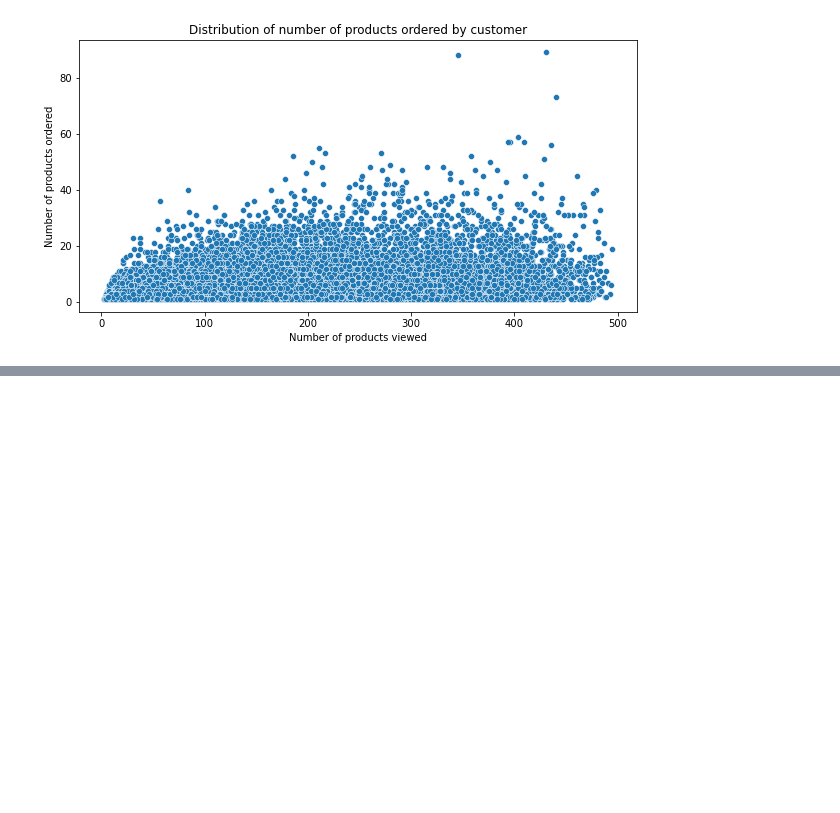
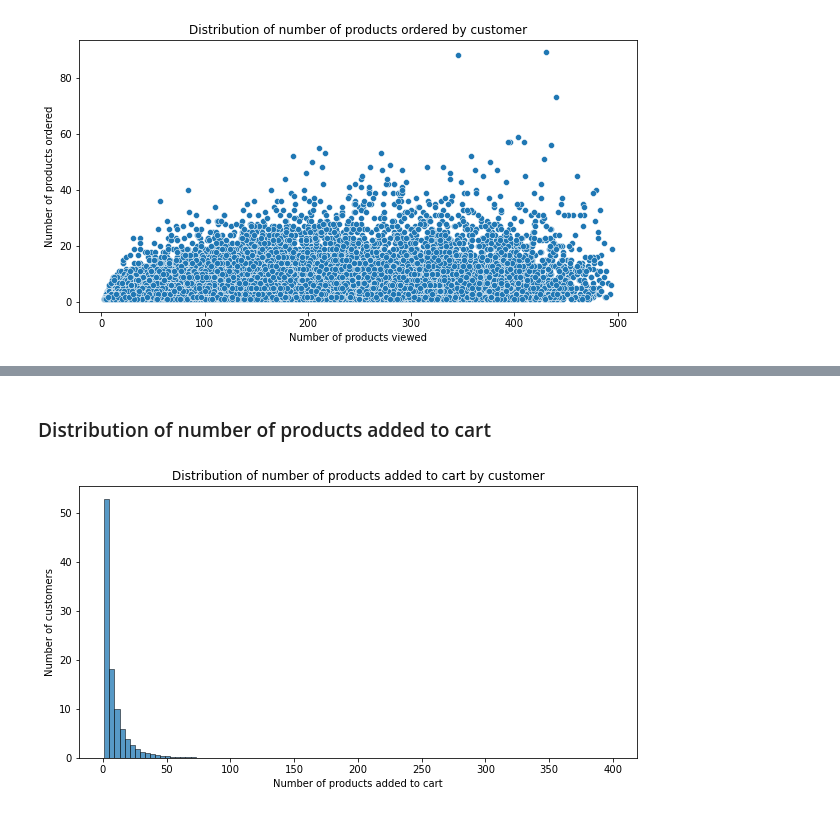
Before and after one commit to parthpankajtiwary/otto-recsys, a Jupyter notebook: notebooks/Otto-Recsys-DataLoading-EDA.ipynb, the cells around one changed output, grey strips where cells are left out. Drawn from its saved outputs; the diff is of its cells as text; code cells hidden in the pictures; blank space fills up the shorter version.

```diff
--- a/notebooks/Otto-Recsys-DataLoading-EDA.ipynb
+++ b/notebooks/Otto-Recsys-DataLoading-EDA.ipynb
@@ -165,0 +225,3 @@ plt.show()
+# %%
+grouped_train_carts = train[train['event_type'] == 'carts'].groupby('customer_id').count().join(grouped_train, lsuffix='_carts', rsuffix='_views')
+grouped_train_carts = grouped_train_carts.drop(['product_code_views', 'time_stamp_views'], axis=1).rename(columns={'event_type_views': 'event_count'})
@@ -165,0 +245,11 @@ plt.show()
+# %% [markdown]
+### Distribution of number of products added to cart
+# %%
+plt.figure(figsize=(10, 5))
+sns.histplot(grouped_train_carts['product_code_carts'], stat='percent', kde=False, bins=100)
+plt.title('Distribution of number of products added to cart by customer')
+plt.xlabel('Number of products added to cart')
+plt.ylabel('Number of customers')
+plt.show()
+# %% [output]
+[figure, added]
```
Also changed, not shown: parts of 13 cells of this notebook.
